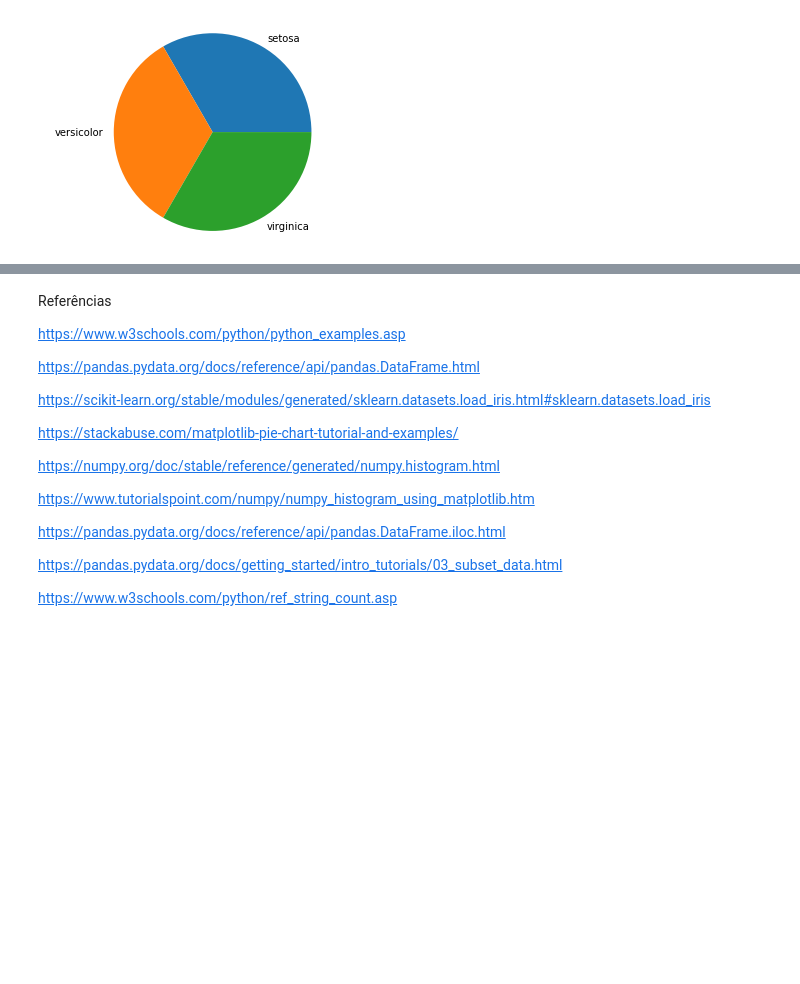
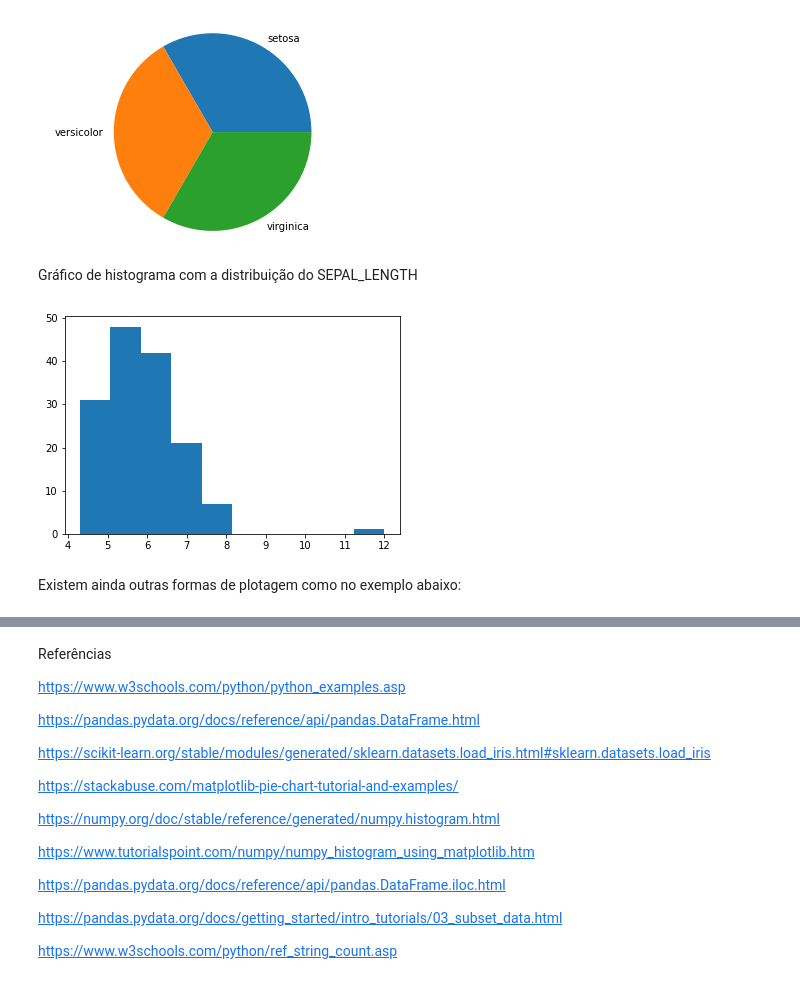
Before and after one commit to leusto/ciencia_de_dados, a Jupyter notebook: exploratory_analysis.ipynb, the cells around one changed output, grey strips where cells are left out. Drawn from its saved outputs; the diff is of its cells as text; code cells hidden in the pictures; blank space fills up the shorter version.

```diff
--- a/exploratory_analysis.ipynb
+++ b/exploratory_analysis.ipynb
@@ -265,6 +309,15 @@ ax.axis('equal')
  -1.1000000262939185,
  1.1000000098602216)
 [figure]
+# %% [markdown]
+Gráfico de histograma com a distribuição do SEPAL_LENGTH
+# %%
+plt.hist(sl)
+plt.show()
+# %% [output]
+[figure, added]
+# %% [markdown]
+Existem ainda outras formas de plotagem como no exemplo abaixo:
 # %%
 N = 45
 x, y = np.random.rand(2, N)
```
Also changed, not shown: parts of 74 cells of this notebook.
